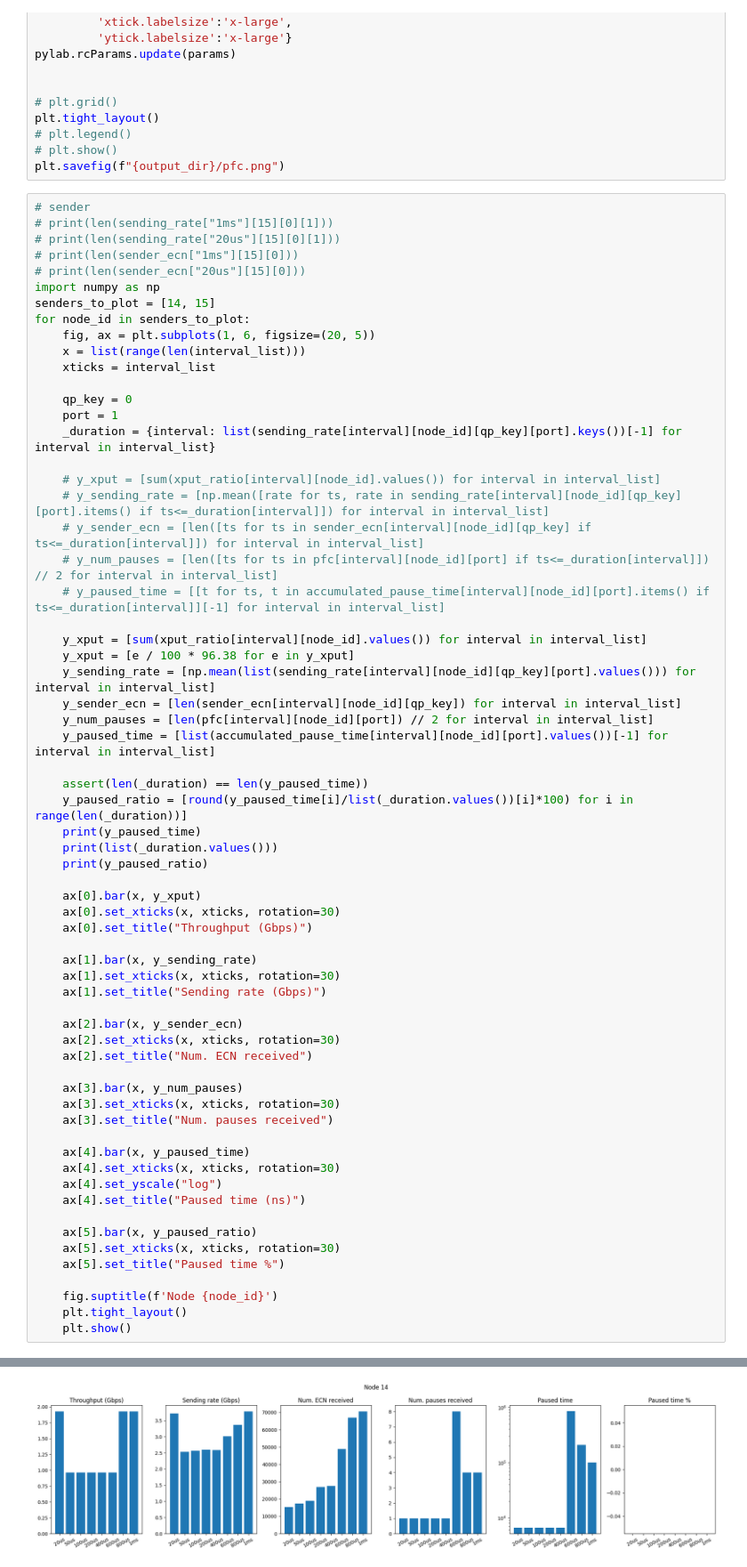
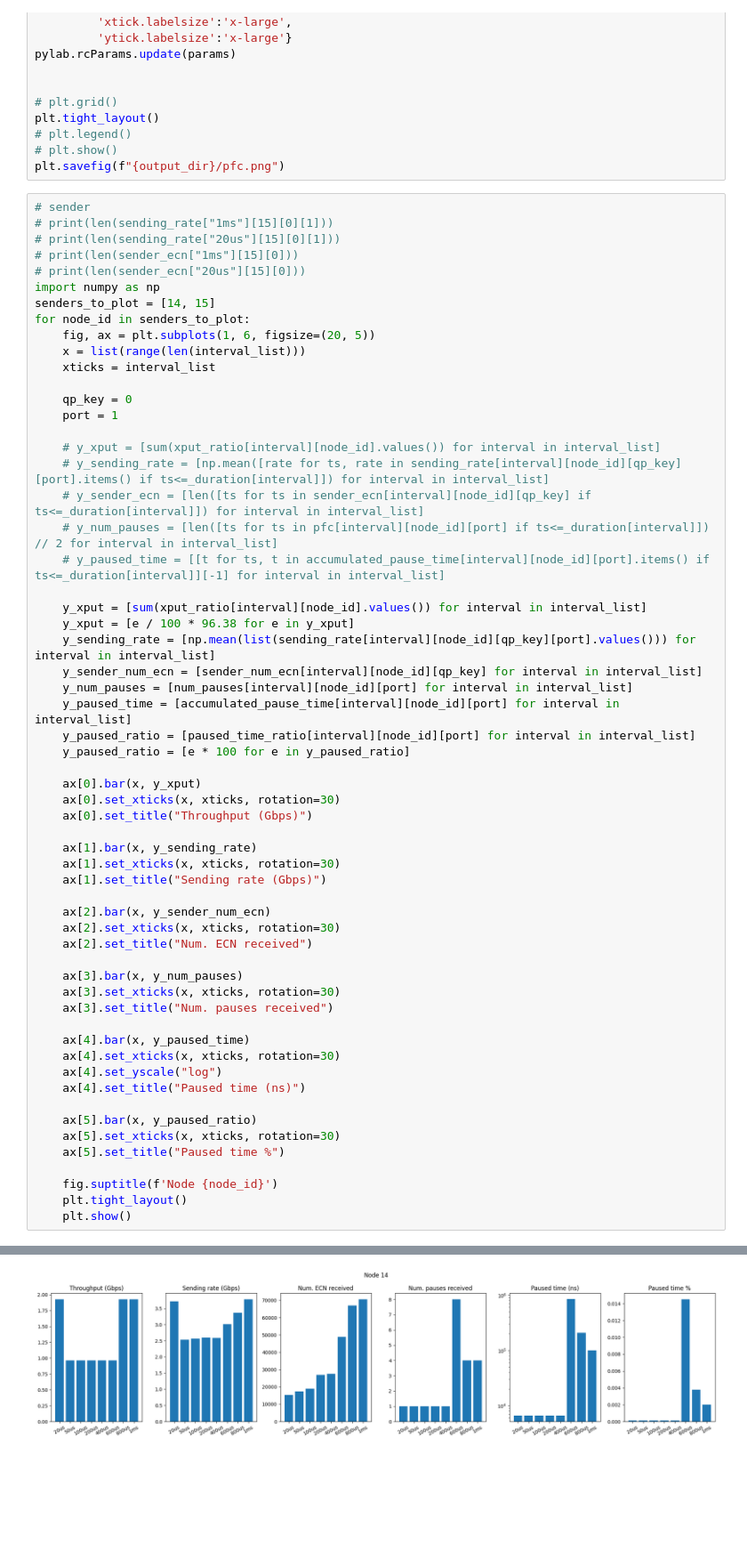
Before and after one commit to sakshamagarwals/High-Precision-Congestion-Control, a Jupyter notebook: analyze.ipynb, the cells around one changed output, grey strips where cells are left out. Shown at 89% size. Cells and saved outputs as stored; diff of their text form; blank space fills up the shorter version.

Commit message:
add sender plot

```diff
--- a/analyze.ipynb
+++ b/analyze.ipynb
@@ -347,7 +366,6 @@ for node_id in senders_to_plot:
 
     qp_key = 0
     port = 1
-    _duration = {interval: list(sending_rate[interval][node_id][qp_key][port].keys())[-1] for interval in interval_list}
 
     # y_xput = [sum(xput_ratio[interval][node_id].values()) for interval in interval_list]
     # y_sending_rate = [np.mean([rate for ts, rate in sending_rate[interval][node_id][qp_key][port].items() if ts<=_duration[interval]]) for interval in interval_list]
@@ -358,15 +376,11 @@ for node_id in senders_to_plot:
     y_xput = [sum(xput_ratio[interval][node_id].values()) for interval in interval_list]
     y_xput = [e / 100 * 96.38 for e in y_xput]
     y_sending_rate = [np.mean(list(sending_rate[interval][node_id][qp_key][port].values())) for interval in interval_list]
-    y_sender_ecn = [len(sender_ecn[interval][node_id][qp_key]) for interval in interval_list]
-    y_num_pauses = [len(pfc[interval][node_id][port]) // 2 for interval in interval_list]
-    y_paused_time = [list(accumulated_pause_time[interval][node_id][port].values())[-1] for interval in interval_list]
-
-    assert(len(_duration) == len(y_paused_time))
-    y_paused_ratio = [round(y_paused_time[i]/list(_duration.values())[i]*100) for i in range(len(_duration))]
-    print(y_paused_time)
-    print(list(_duration.values()))
-    print(y_paused_ratio)
+    y_sender_num_ecn = [sender_num_ecn[interval][node_id][qp_key] for interval in interval_list]
+    y_num_pauses = [num_pauses[interval][node_id][port] for interval in interval_list]
+    y_paused_time = [accumulated_pause_time[interval][node_id][port] for interval in interval_list]
+    y_paused_ratio = [paused_time_ratio[interval][node_id][port] for interval in interval_list]
+    y_paused_ratio = [e * 100 for e in y_paused_ratio]
 
     ax[0].bar(x, y_xput)
     ax[0].set_xticks(x, xticks, rotation=30)
@@ -376,7 +390,7 @@ for node_id in senders_to_plot:
     ax[1].set_xticks(x, xticks, rotation=30)
     ax[1].set_title("Sending rate (Gbps)")
 
-    ax[2].bar(x, y_sender_ecn)
+    ax[2].bar(x, y_sender_num_ecn)
     ax[2].set_xticks(x, xticks, rotation=30)
     ax[2].set_title("Num. ECN received")
 
@@ -403,2 +417,2 @@ for node_id in senders_to_plot:
-[figure, old version]
+[figure, new version]
 [6571, 6571, 23383, 1269763, 1562270, 5537460, 6865703, 13246481]
```
Also changed, not shown: parts of 2 cells of this notebook.
